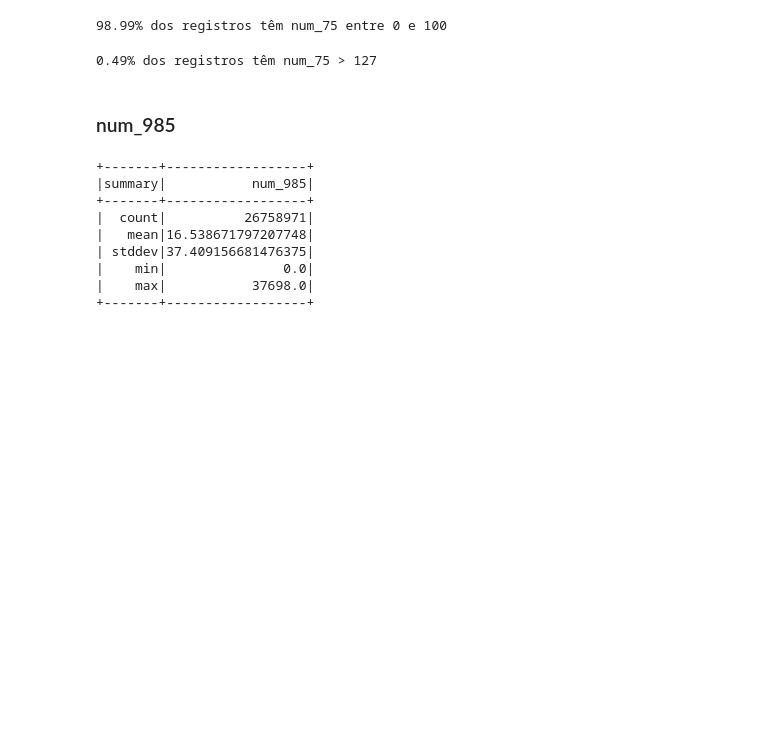
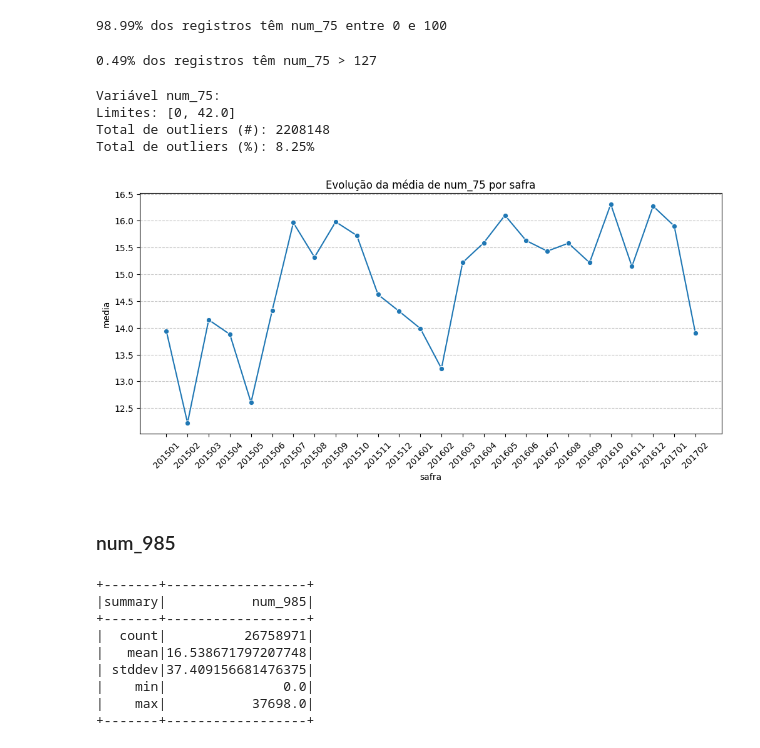
Before and after one commit to GuMauriz/datamaster, a Jupyter notebook: eda.ipynb, the cells around one changed output. Cells and saved outputs as stored; diff of their text form; code cells hidden in the pictures; blank space fills up the shorter version.

```diff
--- a/eda.ipynb
+++ b/eda.ipynb
@@ -453,6 +499,17 @@ percentage = (df_logs.filter(F.col("num_75") > 127).select("num_75").count() / t
 print(f"{percentage:.2f}% dos registros têm num_75 > 127")
 # %% [output]
 0.49% dos registros têm num_75 > 127
+# %%
+identificar_outliers(df_logs, "num_75", negativo=False)
+# %% [output]
+Variável num_75:
+Limites: [0, 42.0]
+Total de outliers (#): 2208148
+Total de outliers (%): 8.25%
+# %%
+plot_tendencia_temporal(df_logs, col_valor="num_75", col_safra="safra")
+# %% [output]
+[figure, added]
 # %% [markdown]
 ### num_985
 # %%
```
Also changed, not shown: parts of 27 cells of this notebook.
